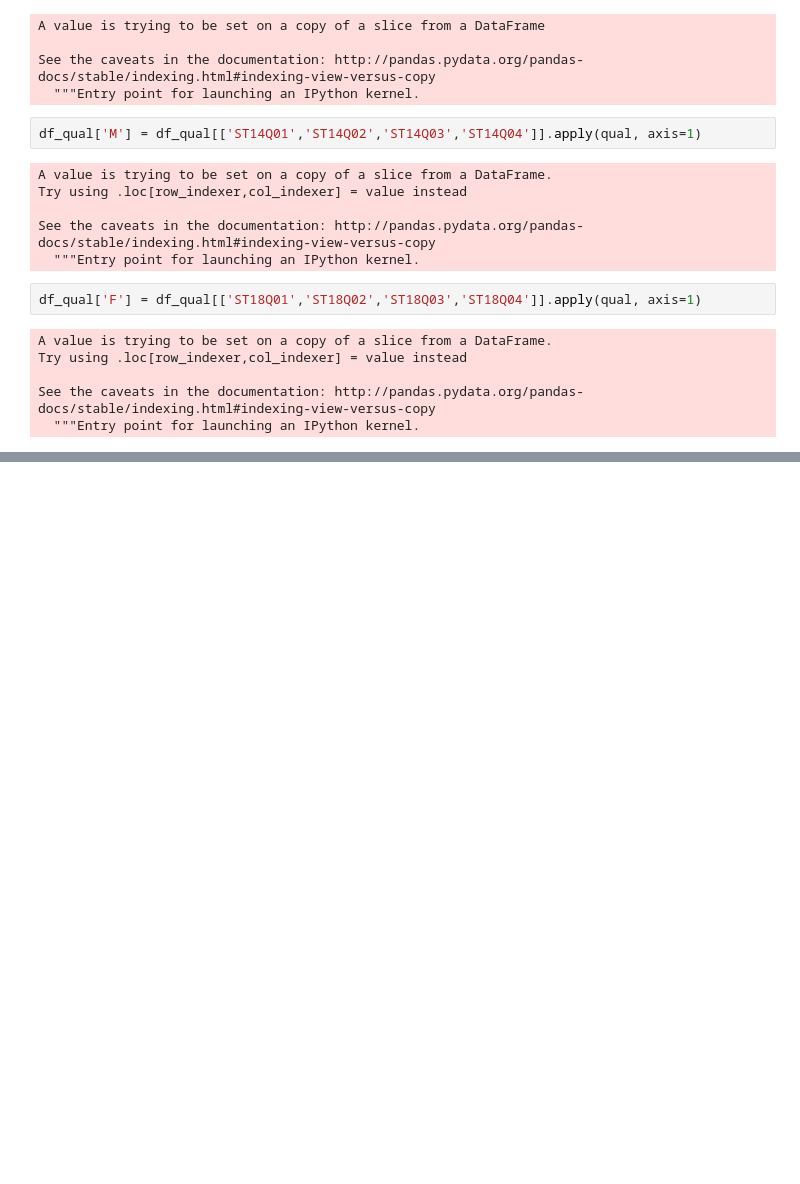
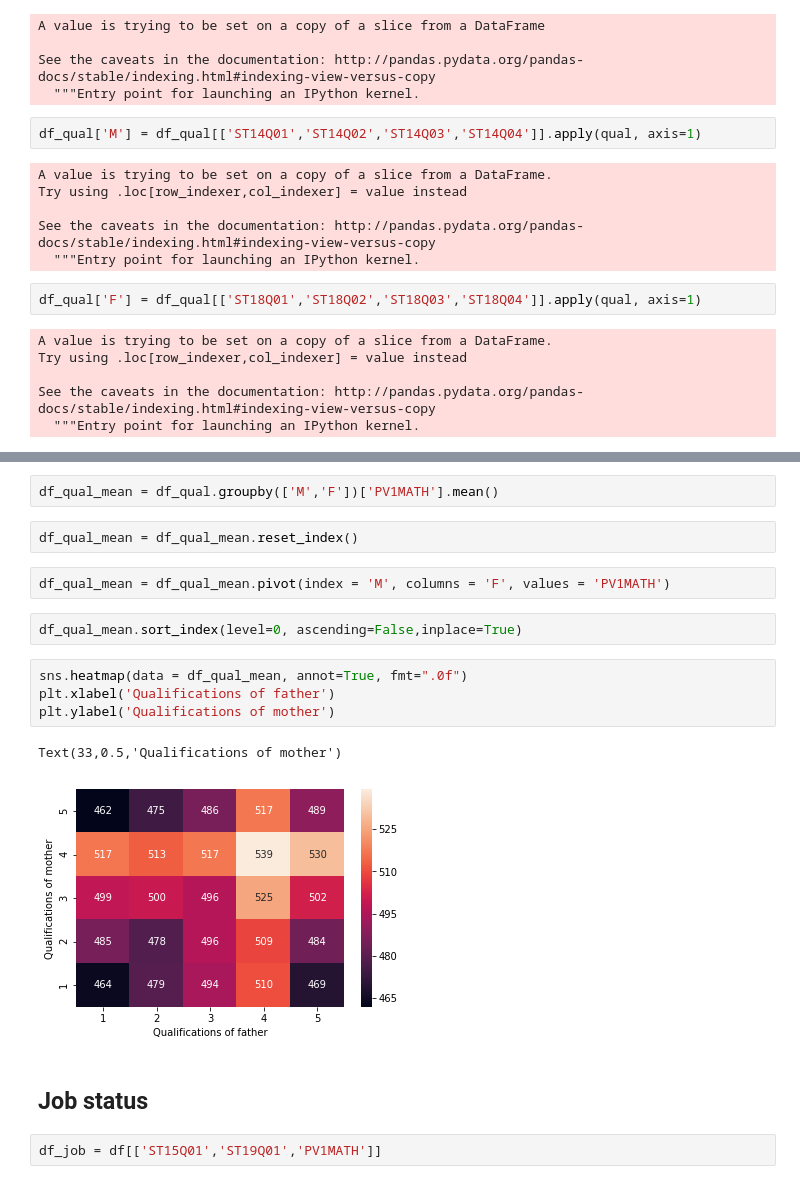
Before and after one commit to jgu1989/UdacityDataAnalystNanodegree, a Jupyter notebook: 5_Communicate_Data_Findings/pisa.ipynb, the cells around one changed output, grey strips where cells are left out. Cells and saved outputs as stored; diff of their text form; blank space fills up the shorter version.

```diff
--- a/5_Communicate_Data_Findings/pisa.ipynb
+++ b/5_Communicate_Data_Findings/pisa.ipynb
@@ -353,0 +365,19 @@ See the caveats in the documentation: http://pandas.pydata.org/pandas-docs/stabl
+# %%
+df_qual_mean = df_qual.groupby(['M','F'])['PV1MATH'].mean()
+# %%
+df_qual_mean = df_qual_mean.reset_index()
+# %%
+df_qual_mean = df_qual_mean.pivot(index = 'M', columns = 'F', values = 'PV1MATH')
+# %%
+df_qual_mean.sort_index(level=0, ascending=False,inplace=True)
+# %%
+sns.heatmap(data = df_qual_mean, annot=True, fmt=".0f")
+plt.xlabel('Qualifications of father')
+plt.ylabel('Qualifications of mother')
+# %% [output]
+Text(33,0.5,'Qualifications of mother')
+[figure, added]
+# %% [markdown]
+## Job status
+# %%
+df_job = df[['ST15Q01','ST19Q01','PV1MATH']]
```
Also changed, not shown: parts of 14 cells of this notebook.
